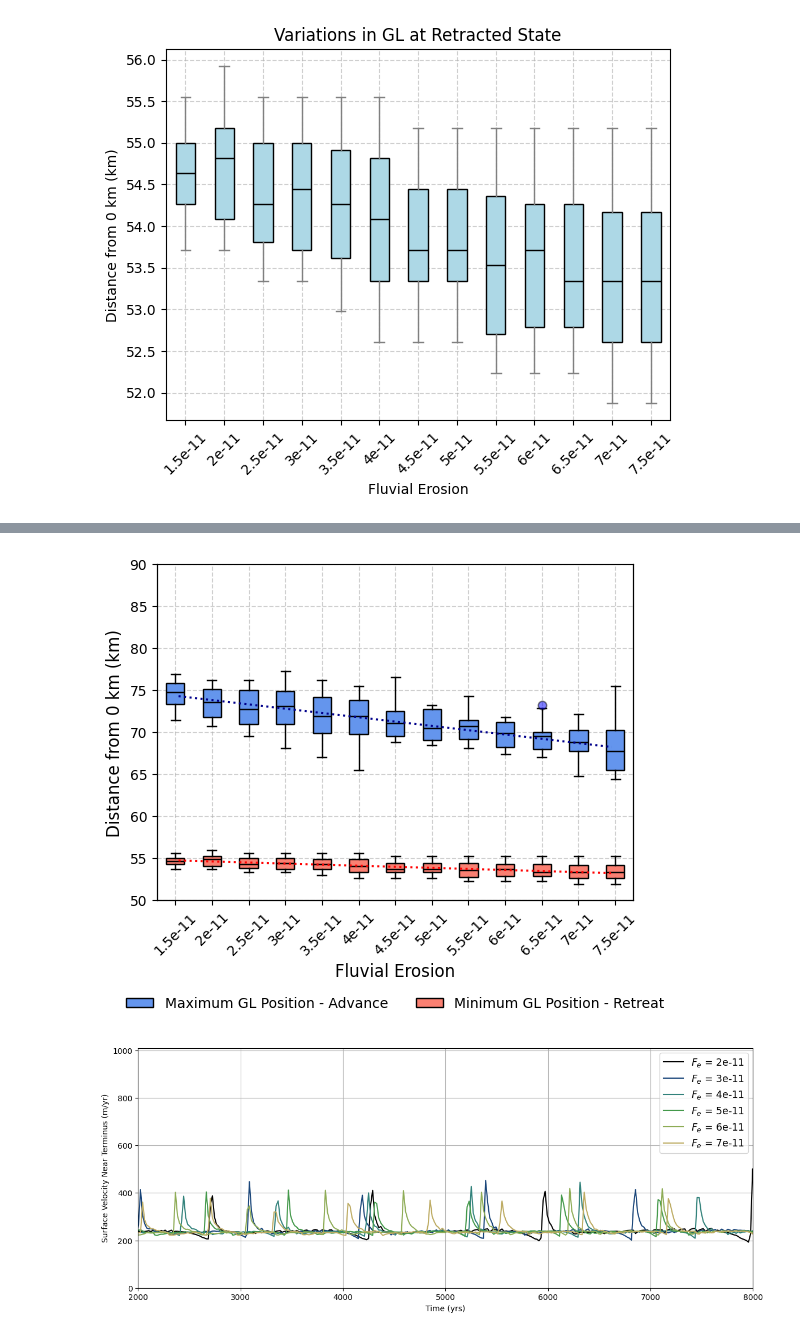
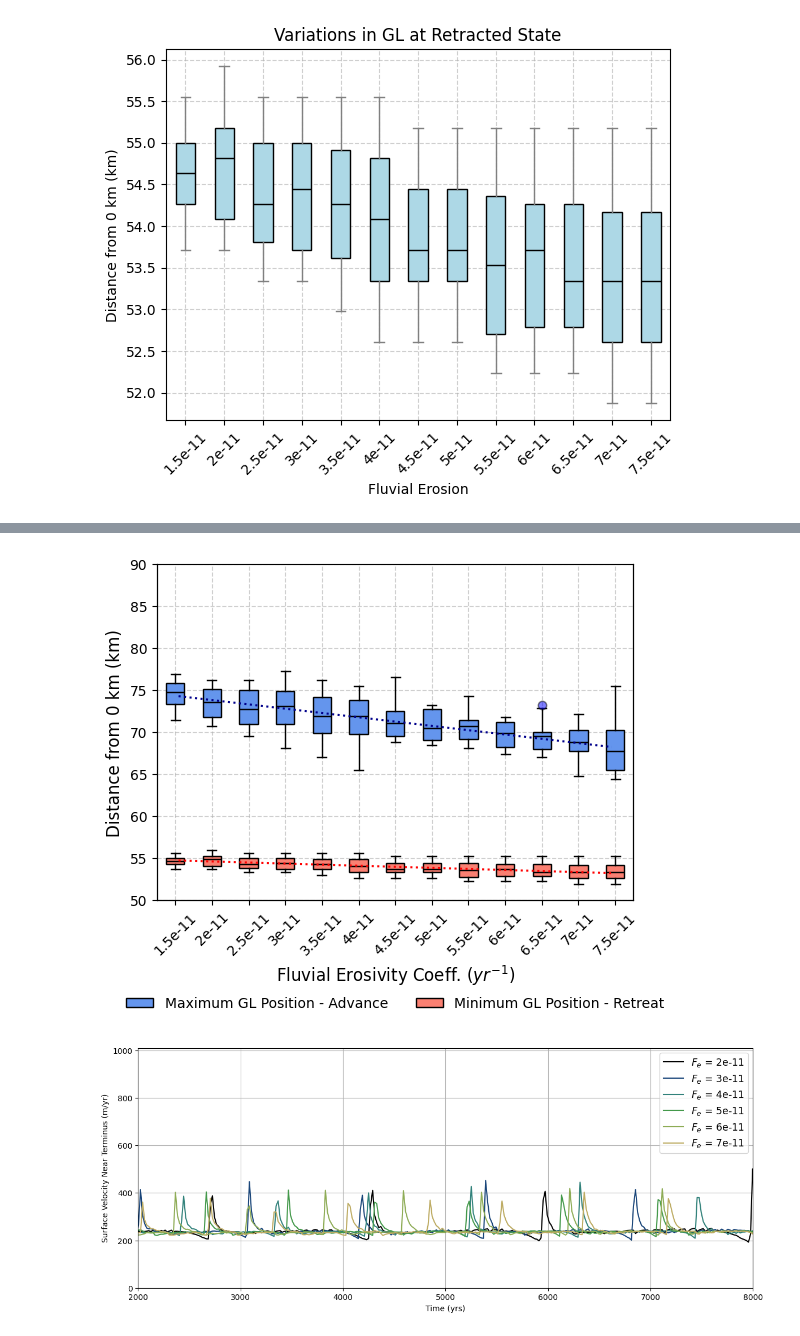
Before and after one commit to ktlix2ski/brinkmodeltest, a Jupyter notebook: Analysis/FluvialErosion_Tests.ipynb, the cells around one changed output, grey strips where cells are left out. Saved outputs shown, nothing was run; the diff lists cells and outputs as text; code cells hidden in the pictures.

```diff
--- a/Analysis/FluvialErosion_Tests.ipynb
+++ b/Analysis/FluvialErosion_Tests.ipynb
@@ -2008,37 +2008,37 @@ D1 = ax.boxplot(ExtPos_list, patch_artist=True,
 
 # ax.set_title("Grounding Line Variation: Fluvial Erosivity Coeff", fontsize = 13)
 ax.set_ylabel("Distance from 0 km (km)", fontsize = 12)
-ax.set_xlabel("Fluvial Erosion", fontsize = 12)
+ax.set_xlabel("Fluvial Erosivity Coeff. ($yr^{-1}$)", fontsize = 12)
 ax.legend([D1["boxes"][0], D2["boxes"][0]], ['Maximum GL Position - Advance', 'Minimum GL Position - Retreat'], loc='upper center', bbox_to_anchor=(0.5, -0.25),
           ncol=2, frameon=False)
 ax.set_xticks(np.arange(1, len(CCs) + 1))
 ax.set_xticklabels(CCs)
 ax.tick_params(axis='x', labelrotation=45)
 ax.grid(True, linestyle='--', alpha=0.6)
 ax.set_ylim(50,90)
 
 
 ax1 = ax.twiny()
 ax1.plot(CCs, adv_y_trend, color='darkblue', linestyle = 'dotted', label='Trendline')
 ax1.plot(CCs, ret_y_trend, color='red', linestyle = 'dotted', label='Trendline')
 
 #advance equation
 # ax1.text(0.65, 0.9, f'y = {adv_coeff[0]:.2f}(x) + ({adv_coeff[1]:.2f})', transform=plt.gca().transAxes)
 # ax1.text(0.7, 0.83, f'$R^2$: {R_2_adv:.2f}', transform=plt.gca().transAxes)
 
 
 #retreat equation
 # ax1.text(0.05, 0.07, f'y = {ret_coeff[0]:.2f}(x) + ({ret_coeff[1]:.2f})', transform=plt.gca().transAxes)
 # ax1.text(0.1, 0.01, f'$R^2$: {R_2_ret:.2f}', transform=plt.gca().transAxes)
 ax1.set_xticks([])
 ax1.set_xlabel("")
 ax1.spines['top'].set_visible(False)
 
 plt.tight_layout()
 plt.show()
-# fig.savefig("/media/kayatroyer/KayaDrive/Thesis/Figures/FinalFigures/CC_gl.svg", format ="svg", bbox_inches='tight')
+fig.savefig("/media/kayatroyer/KayaDrive/Thesis/Figures/FinalFigures/CC_gl.svg", format ="svg", bbox_inches='tight')
 # %% [output]
-[figure, old version]
+[figure, new version]
 # %%
 # surf_vels = [us_dict_5e12, us_dict_1e11, us_dict_15e11, us_dict_2e11, us_dict_25e11, us_dict_3e11, us_dict_35e11, us_dict_4e11, us_dict_45e11, us_dict_5e11, us_dict_55e11,us_dict_6e11, us_dict_65e11, us_dict_7e11, us_dict_75e11]
 surf_vels = [us_dict_2e11, us_dict_3e11, us_dict_4e11, us_dict_5e11,us_dict_6e11, us_dict_7e11]
```
Also changed, not shown: parts of 1 cell of this notebook, 3 other files.
